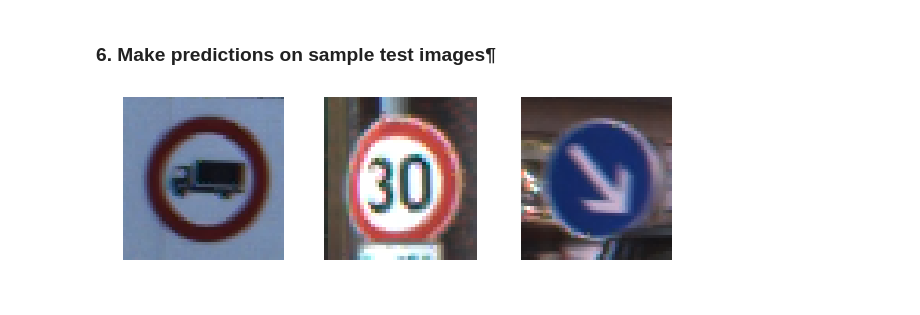
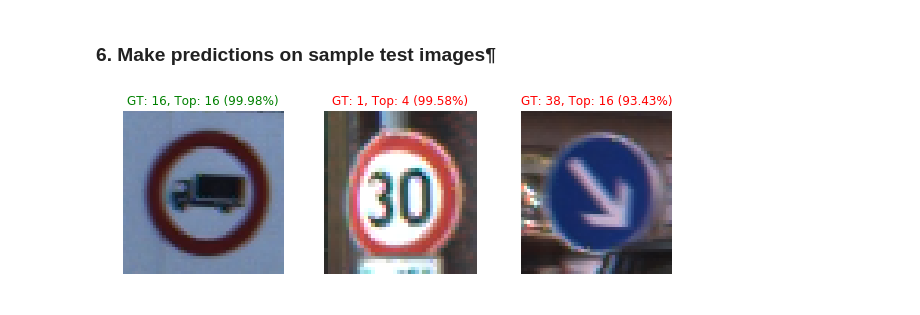
Before and after one commit to j99nowicki/ml_road_signs, a Jupyter notebook: 2. Load and train model.ipynb, the cells around one changed output. Drawn from its saved outputs; the diff is of its cells as text; code cells hidden in the pictures.

```diff
--- a/2. Load and train model.ipynb
+++ b/2. Load and train model.ipynb
@@ -31,15 +31,14 @@ normalize = transforms.Normalize(mean=[0.485, 0.456, 0.406],
 data_transforms = {
     'train':
     transforms.Compose([
-        transforms.Resize((224,224)),
+        transforms.Resize(224),
+        transforms.ToTensor(),
         transforms.RandomAffine(0, shear=10, scale=(0.8,1.2)),
-        transforms.RandomHorizontalFlip(),
-        transforms.ToTensor(),
         normalize
     ]),
     'validation':
     transforms.Compose([
-        transforms.Resize((224,224)),
+        transforms.Resize(224),
         transforms.ToTensor(),
         normalize
     ]),
@@ -64,20 +63,6 @@ dataloaders = {
                                 batch_size=batch_size,
                                 shuffle=False, num_workers=num_workers_validation)
 }
-# %%
-# Visualize some sample data
-
-# obtain one batch of training images
-dataiter = iter(train_loader)
-images, labels = dataiter.next()
-images = images.numpy() # convert images to numpy for display
-
-# plot the images in the batch, along with the corresponding labels
-fig = plt.figure(figsize=(25, 4))
-for idx in np.arange(20):
-    ax = fig.add_subplot(2, 20/2, idx+1, xticks=[], yticks=[])
-    plt.imshow(np.transpose(images[idx], (1, 2, 0)))
-    ax.set_title(classes[labels[idx]])
 # %% [markdown]
 ### 3. Create the network¶
 # %%
@@ -187,6 +170,7 @@ validation_img_paths = ["./source_data/test/GTSRB/Final_Test/Images/00000.ppm",
                         "./source_data/test/GTSRB/Final_Test/Images/00001.ppm",
                         "./source_data/test/GTSRB/Final_Test/Images/00002.ppm"]
 img_list = [Image.open(img_path) for img_path in validation_img_paths]
+validation_classes = [16, 1, 38]
 # %%
 validation_batch = torch.stack([data_transforms['validation'](img).to(device)
                                 for img in img_list])
@@ -194,12 +178,18 @@ validation_batch = torch.stack([data_transforms['validation'](img).to(device)
 pred_logits_tensor = model(validation_batch)
 pred_probs = F.softmax(pred_logits_tensor, dim=1).cpu().data.numpy()
 # %%
+#pred_probs=np.random.random_sample((3, 43))
+
 fig, axs = plt.subplots(1, len(img_list), figsize=(10, 3))
 for i, img in enumerate(img_list):
     ax = axs[i]
     ax.axis('off')
-#    ax.set_title("{:.0f}% Alien, {:.0f}% Predator".format(100*pred_probs[i,0],
-#                                                          100*pred_probs[i,1]))
+    maxConfidenceValue = np.amax(pred_probs[i,:])
+    maxConfidenceClass = np.where(pred_probs[i,:] == maxConfidenceValue)[0][0]
+    color = 'green'
+    if maxConfidenceClass != validation_classes[i]:
+        color = 'red'
+    ax.set_title("GT: {}, Top: {} ({:.2f}%)".format(validation_classes[i], maxConfidenceClass, maxConfidenceValue*100), color=color)
     ax.imshow(img)
 # %% [output]
-[figure, old version]
+[figure, new version]
```
Also changed, not shown: parts of 2 cells of this notebook, 2 other files.
